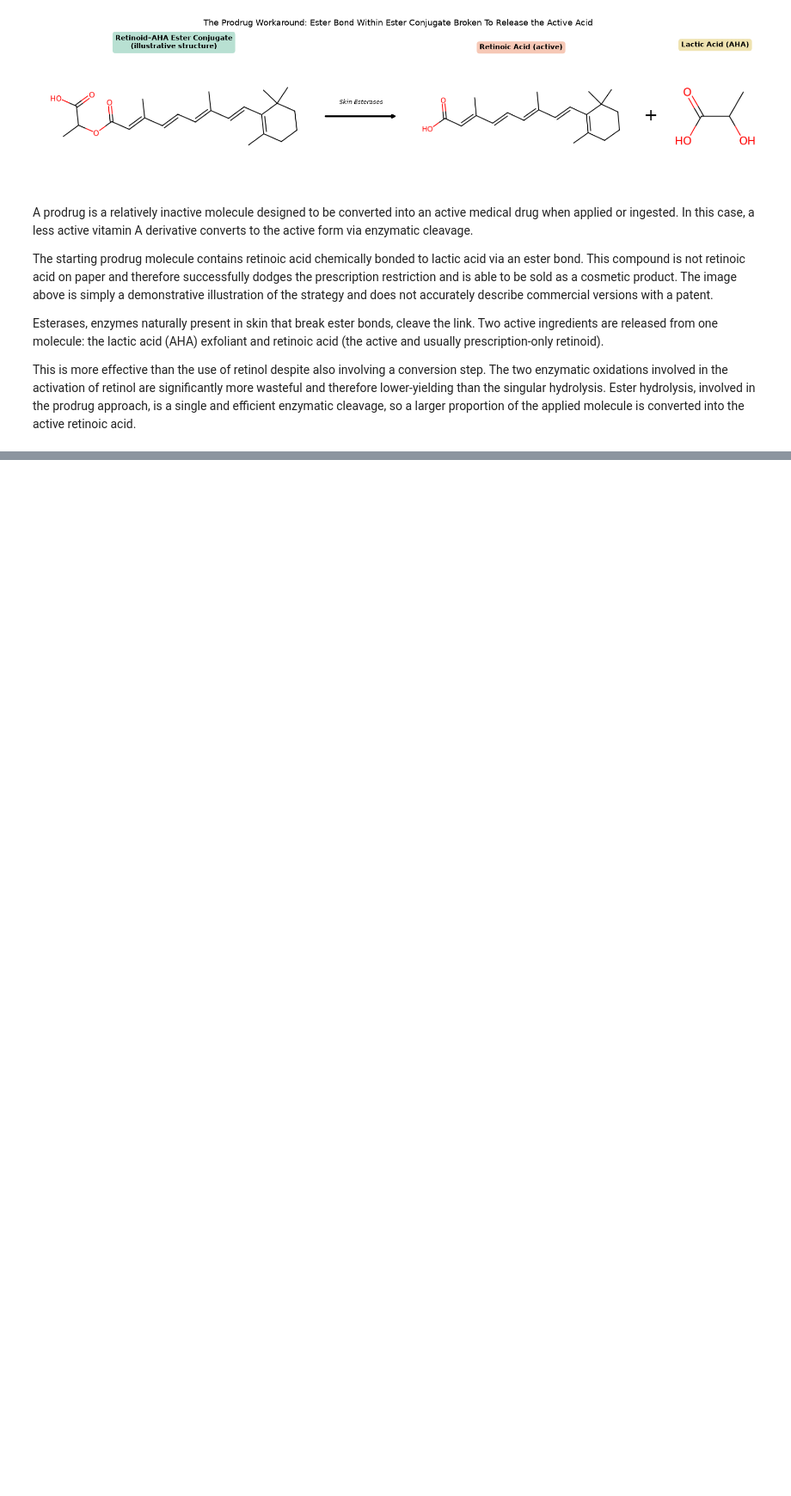
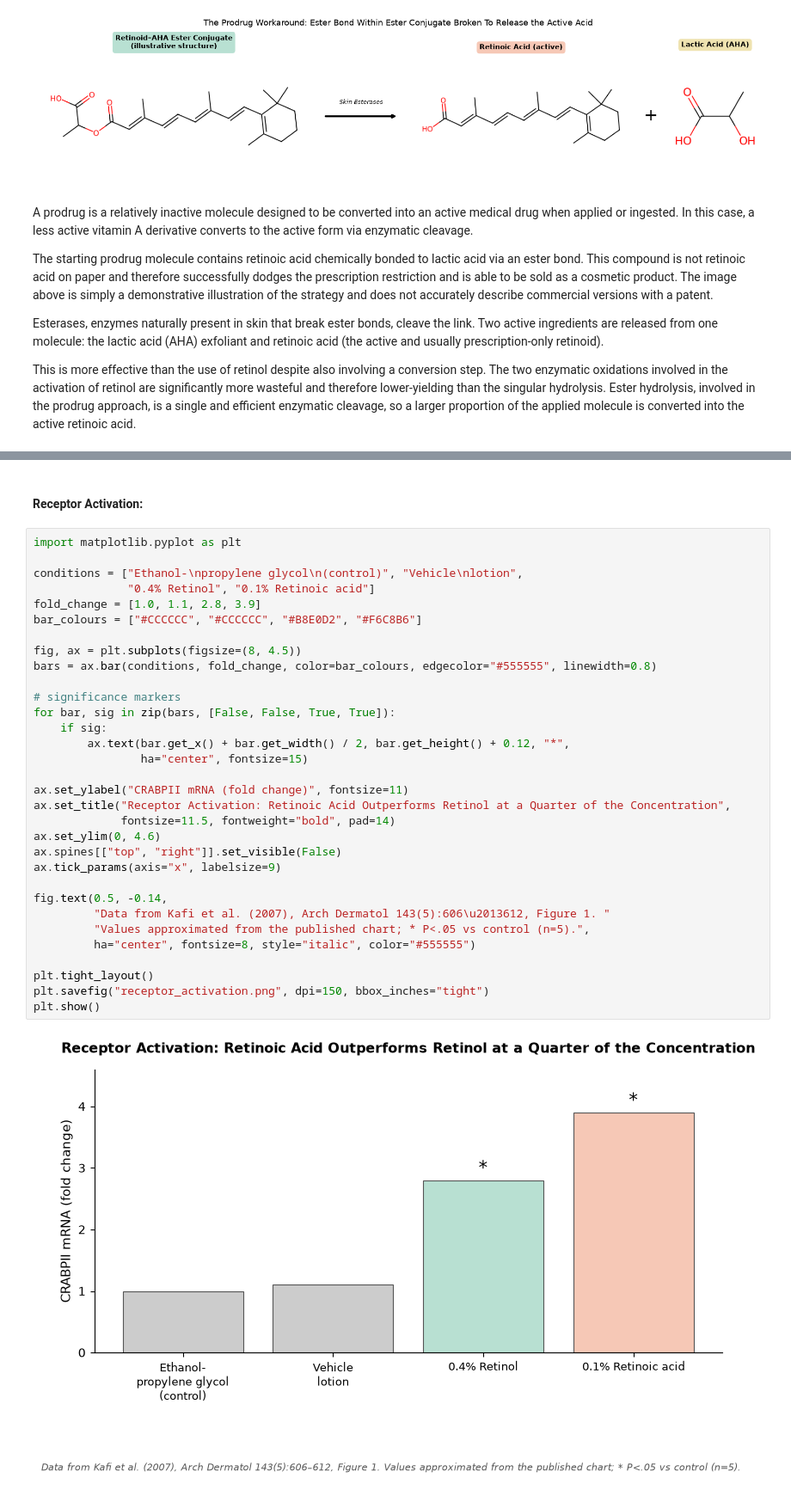
Before and after one commit to luisabbarclay1/Retinoid-analysis, a Jupyter notebook: retinoid_analysis.ipynb, the cells around one changed output, grey strips where cells are left out. Shown at 86% size. Drawn from its saved outputs; the diff is of its cells as text; blank space fills up the shorter version.

Commit message:
Evidence section: receptor activation figure and analysis

```diff
--- a/retinoid_analysis.ipynb
+++ b/retinoid_analysis.ipynb
@@ -234,0 +238,36 @@ This is more effective than the use of retinol despite also involving a conversi
+# %% [markdown]
+#### Receptor Activation:
+# %%
+import matplotlib.pyplot as plt
+
+conditions = ["Ethanol-\npropylene glycol\n(control)", "Vehicle\nlotion",
+              "0.4% Retinol", "0.1% Retinoic acid"]
+fold_change = [1.0, 1.1, 2.8, 3.9]
+bar_colours = ["#CCCCCC", "#CCCCCC", "#B8E0D2", "#F6C8B6"]
+
+fig, ax = plt.subplots(figsize=(8, 4.5))
+bars = ax.bar(conditions, fold_change, color=bar_colours, edgecolor="#555555", linewidth=0.8)
+
+# significance markers
+for bar, sig in zip(bars, [False, False, True, True]):
+    if sig:
+        ax.text(bar.get_x() + bar.get_width() / 2, bar.get_height() + 0.12, "*",
+                ha="center", fontsize=15)
+
+ax.set_ylabel("CRABPII mRNA (fold change)", fontsize=11)
+ax.set_title("Receptor Activation: Retinoic Acid Outperforms Retinol at a Quarter of the Concentration",
+             fontsize=11.5, fontweight="bold", pad=14)
+ax.set_ylim(0, 4.6)
+ax.spines[["top", "right"]].set_visible(False)
+ax.tick_params(axis="x", labelsize=9)
+
+fig.text(0.5, -0.14,
+         "Data from Kafi et al. (2007), Arch Dermatol 143(5):606\u2013612, Figure 1. "
+         "Values approximated from the published chart; * P<.05 vs control (n=5).",
+         ha="center", fontsize=8, style="italic", color="#555555")
+
+plt.tight_layout()
+plt.savefig("receptor_activation.png", dpi=150, bbox_inches="tight")
+plt.show()
+# %% [output]
+[figure, added]
```
Also changed, not shown: parts of 3 cells of this notebook, 1 other file.
